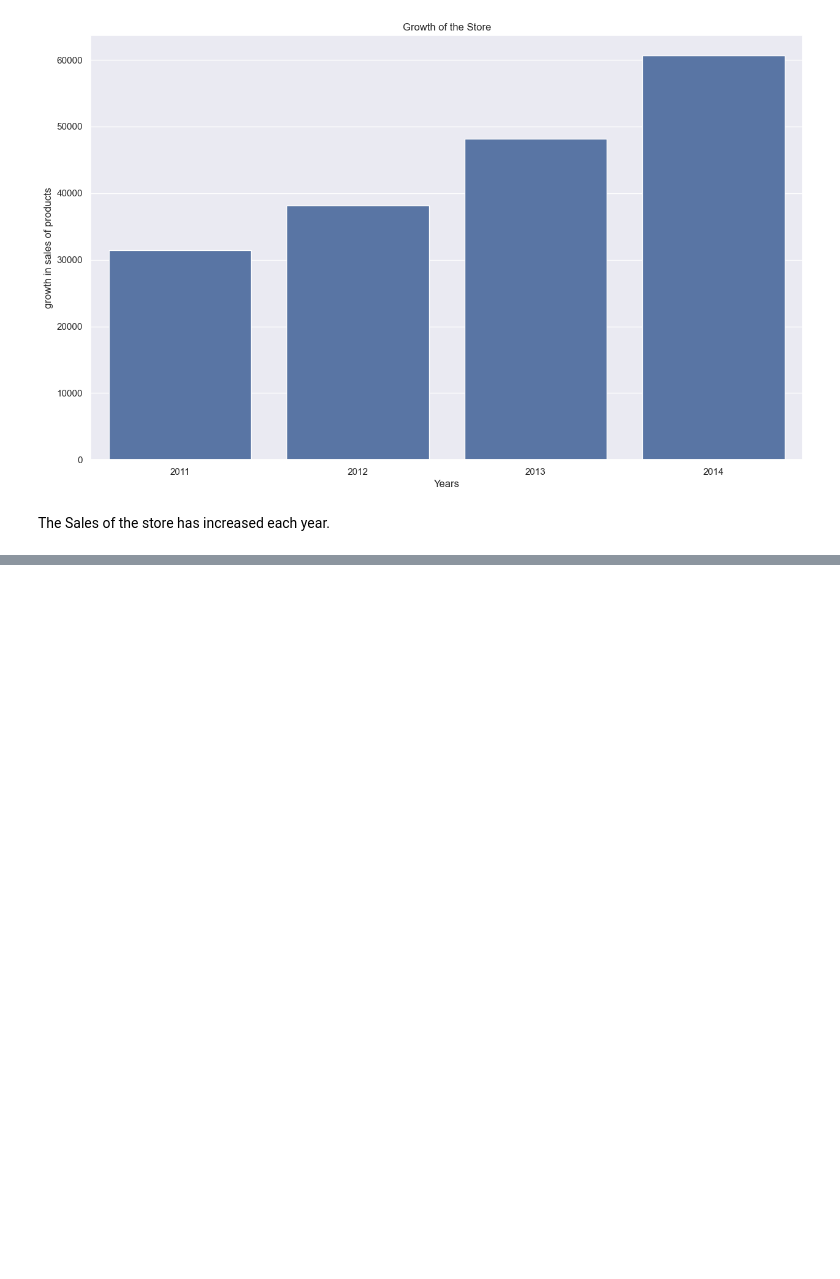
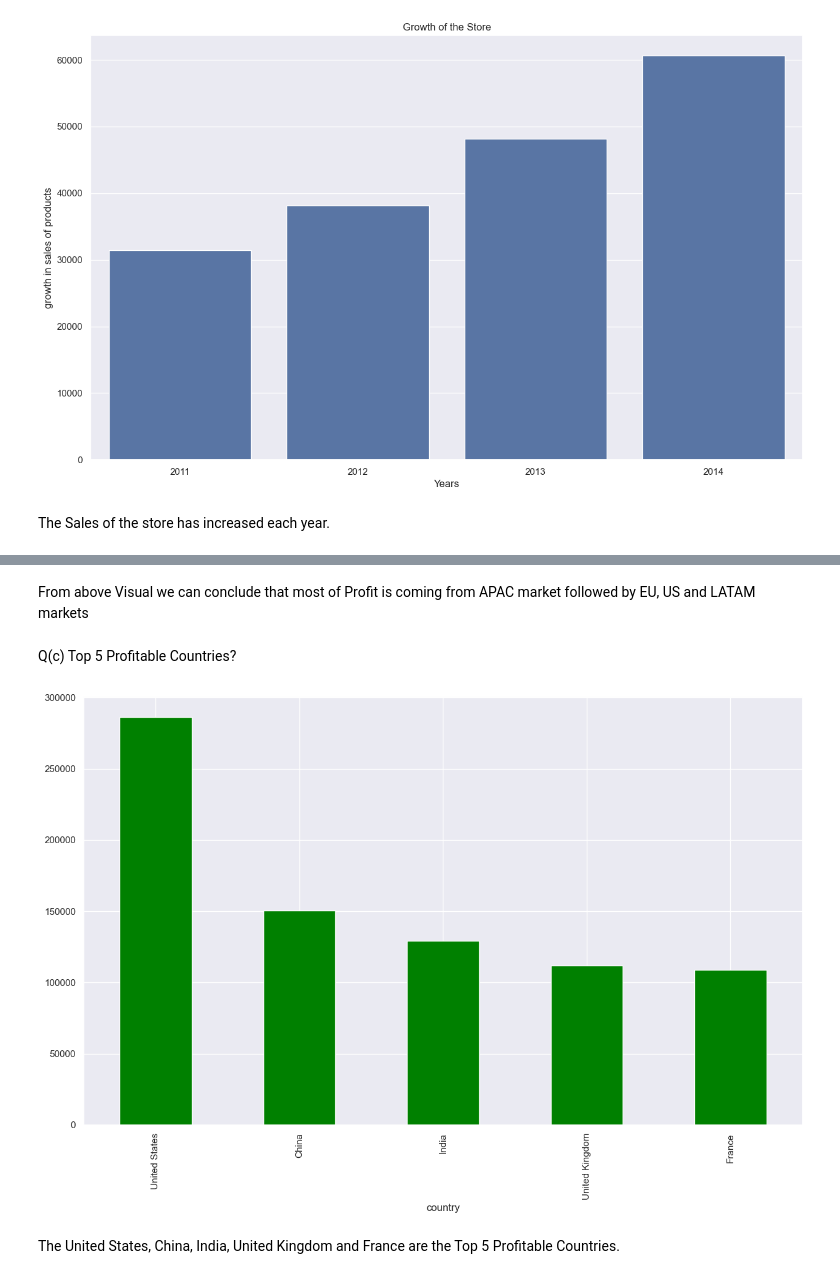
Before and after one commit to sachinratewal01/Sales-Performance-Customer-Insights-Analysis, a Jupyter notebook: python.ipynb, the cells around one changed output, grey strips where cells are left out. Drawn from its saved outputs; the diff is of its cells as text; code cells hidden in the pictures; blank space fills up the shorter version.

```diff
--- a/python.ipynb
+++ b/python.ipynb
@@ -491,0 +518,11 @@ The Sales of the store has increased each year.
+# %% [markdown]
+From above Visual we can conclude that most of Profit is coming from APAC market followed by EU, US and LATAM markets
+# %% [markdown]
+Q(c) Top 5 Profitable Countries?
+# %%
+df.groupby('country')['profit'].sum().sort_values(ascending=False).head(5).plot.bar(color="green")
+plt.show()
+# %% [output]
+[figure, added]
+# %% [markdown]
+The United States, China, India, United Kingdom and France are the Top 5 Profitable Countries.
```
Also changed, not shown: parts of 7 cells of this notebook.
